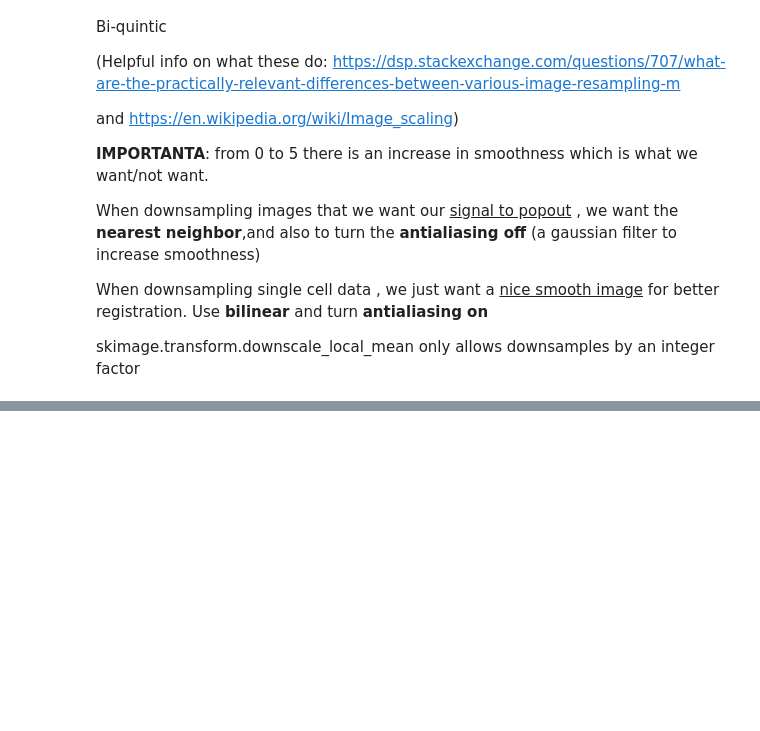
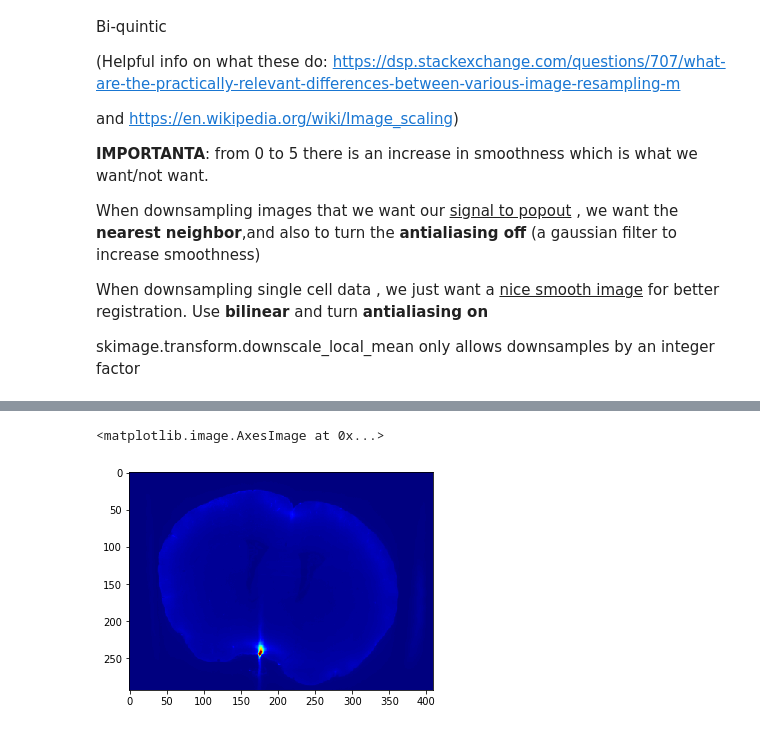
Before and after one commit to YANQI-LIU/Image_Registration, a Jupyter notebook: DownsampleVolume.ipynb, the cells around one changed output, grey strips where cells are left out. Cells and saved outputs as stored; diff of their text form; code cells hidden in the pictures; blank space fills up the shorter version.

```diff
--- a/DownsampleVolume.ipynb
+++ b/DownsampleVolume.ipynb
@@ -174 +171,8 @@ plt.imshow(tifarray2[150,:,:])
+# %%
+# This cell is to change horizontal images to coronal planes, usually for images acquired with mesospim and COLM !!
+tifarray_transpose = np.swapaxes(tifarray2, 0,2)
+plt.imshow(tifarray_transpose[:,:,150])
+# %% [output]
+<matplotlib.image.AxesImage at 0x...>
+[figure, added]
 # %%
```
Also changed, not shown: parts of 11 cells of this notebook, 10 other files.
